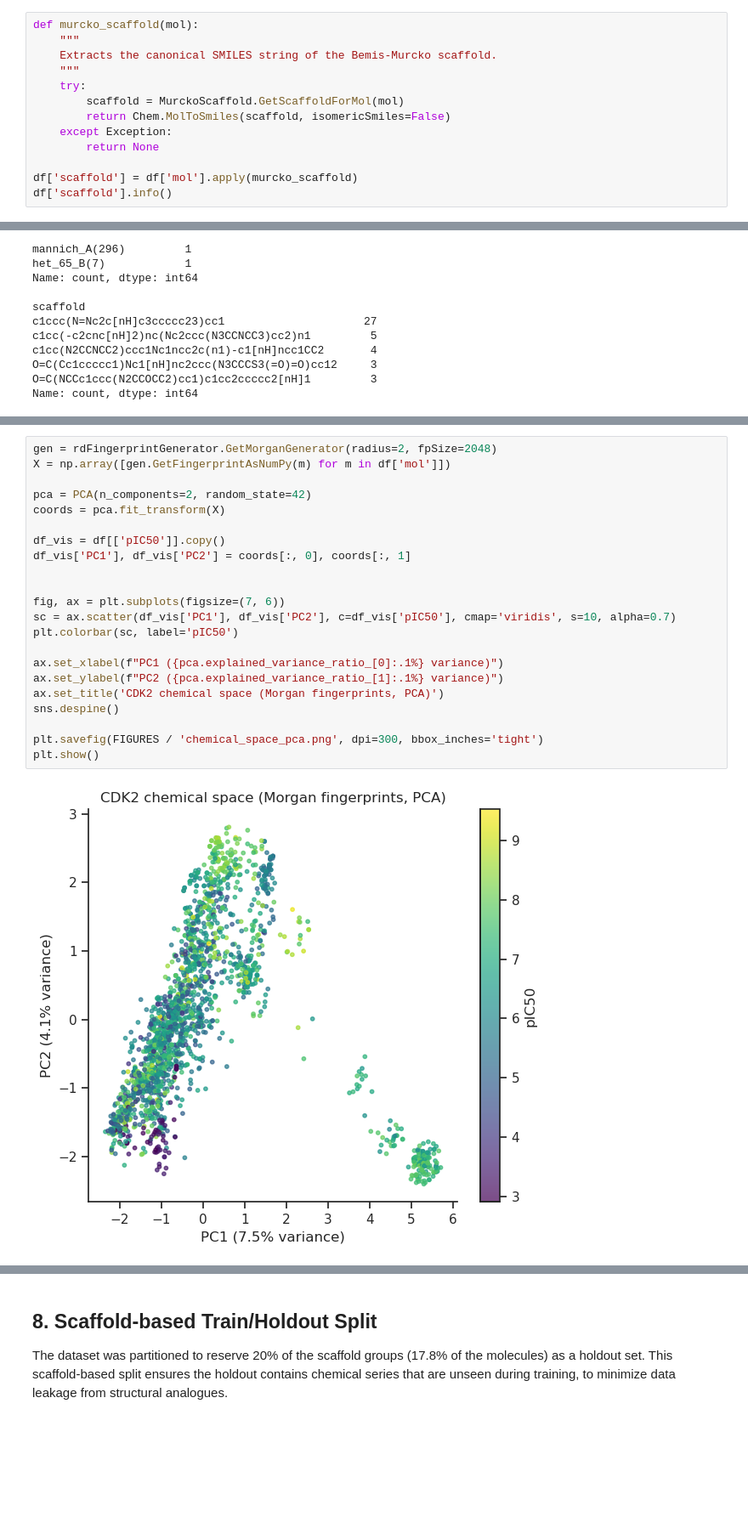
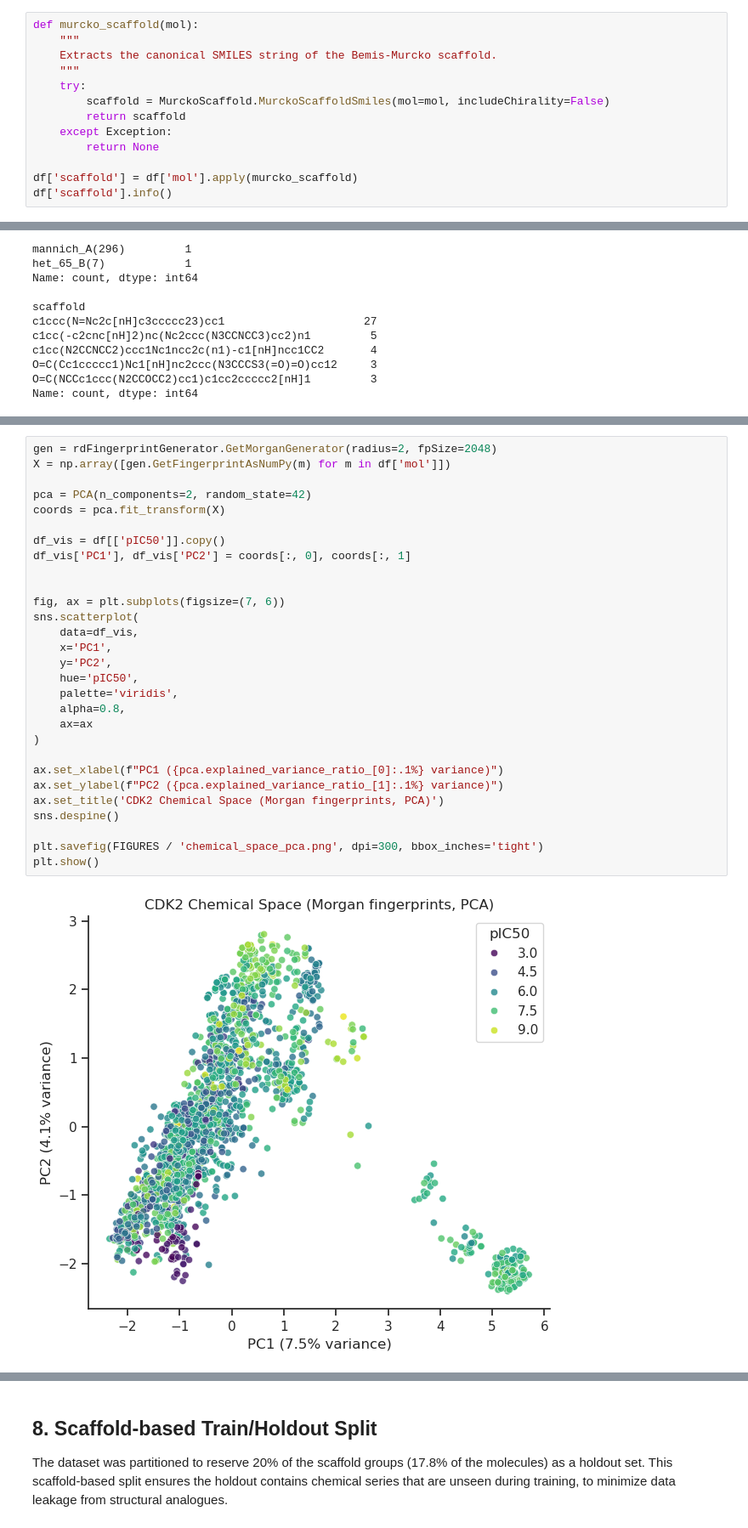
Before and after one commit to pd-idubor/cdk2-cheminformatics-pipeline, a Jupyter notebook: notebooks/02_chemical_space_and_filters.ipynb, the cells around one changed output, grey strips where cells are left out. Shown at 85% size. Saved outputs shown, nothing was run; the diff lists cells and outputs as text; blank space fills up the shorter version.

```diff
--- a/notebooks/02_chemical_space_and_filters.ipynb
+++ b/notebooks/02_chemical_space_and_filters.ipynb
@@ -204,8 +208,8 @@ def murcko_scaffold(mol):
     Extracts the canonical SMILES string of the Bemis-Murcko scaffold.
     """
     try:
-        scaffold = MurckoScaffold.GetScaffoldForMol(mol)
-        return Chem.MolToSmiles(scaffold, isomericSmiles=False)
+        scaffold = MurckoScaffold.MurckoScaffoldSmiles(mol=mol, includeChirality=False)
+        return scaffold
     except Exception:
         return None
 
@@ -297,24 +306,31 @@ Name: count, dtype: int64
 # %%
 gen = rdFingerprintGenerator.GetMorganGenerator(radius=2, fpSize=2048)
 X = np.array([gen.GetFingerprintAsNumPy(m) for m in df['mol']])
 
 pca = PCA(n_components=2, random_state=42)
 coords = pca.fit_transform(X)
 
 df_vis = df[['pIC50']].copy()
 df_vis['PC1'], df_vis['PC2'] = coords[:, 0], coords[:, 1]
 
 
 fig, ax = plt.subplots(figsize=(7, 6))
-sc = ax.scatter(df_vis['PC1'], df_vis['PC2'], c=df_vis['pIC50'], cmap='viridis', s=10, alpha=0.7)
-plt.colorbar(sc, label='pIC50')
+sns.scatterplot(
+    data=df_vis,
+    x='PC1',
+    y='PC2',
+    hue='pIC50',
+    palette='viridis',
+    alpha=0.8,
+    ax=ax
+)
 
 ax.set_xlabel(f"PC1 ({pca.explained_variance_ratio_[0]:.1%} variance)")
 ax.set_ylabel(f"PC2 ({pca.explained_variance_ratio_[1]:.1%} variance)")
-ax.set_title('CDK2 chemical space (Morgan fingerprints, PCA)')
+ax.set_title('CDK2 Chemical Space (Morgan fingerprints, PCA)')
 sns.despine()
 
 plt.savefig(FIGURES / 'chemical_space_pca.png', dpi=300, bbox_inches='tight')
 plt.show()
 # %% [output]
-[figure, old version]
+[figure, new version]
```
Also changed, not shown: parts of 11 cells of this notebook, 2 other files.
